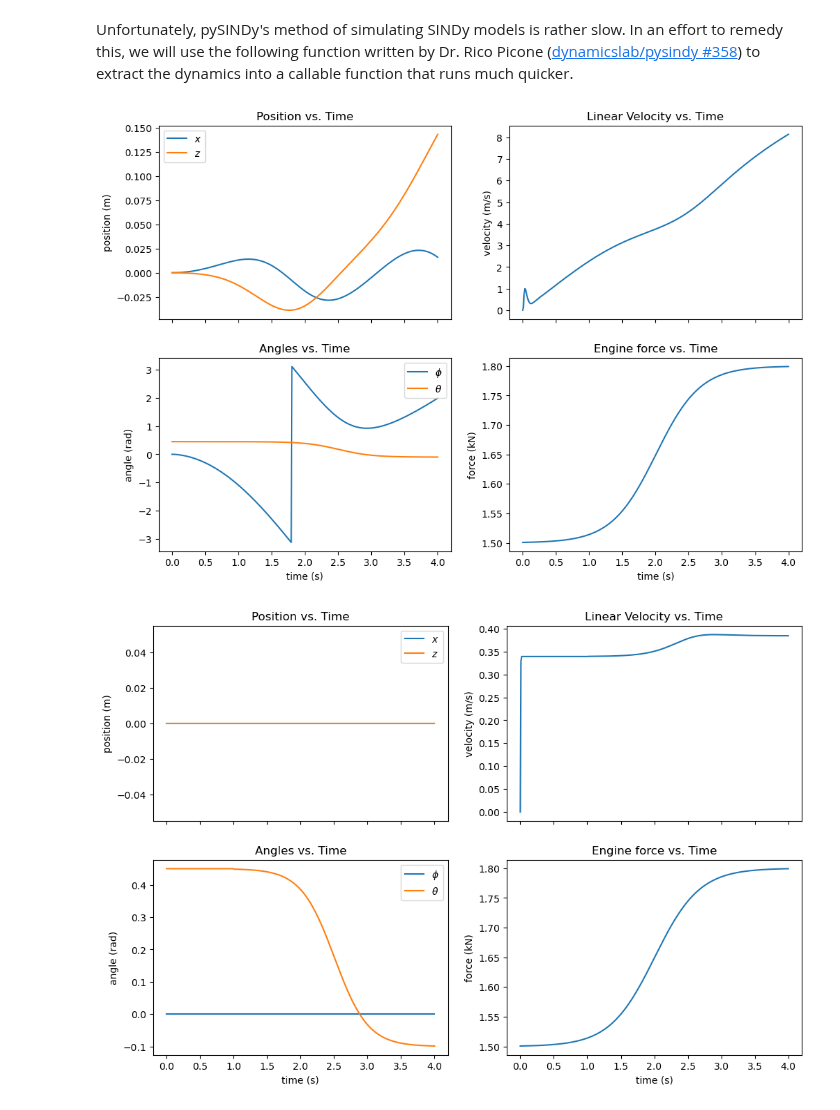
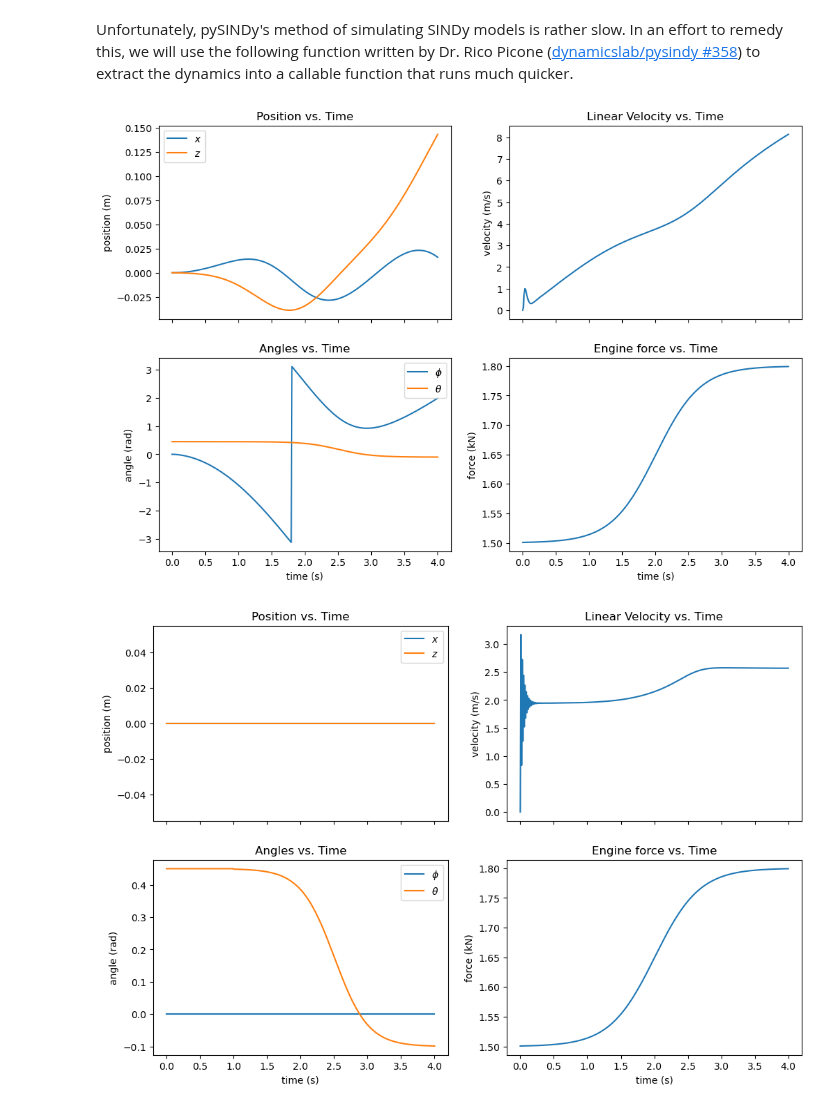
Before and after one commit to KylerLimata/hybrid-control-car, a Jupyter notebook: project.ipynb, the cells around one changed output. Drawn from its saved outputs; the diff is of its cells as text; code cells hidden in the pictures.

Commit message:
Force inputs now in kN
Has allowed force term to appear in sindy model

```diff
--- a/project.ipynb
+++ b/project.ipynb
@@ -59,7 +59,7 @@ upm = 100 # Units per meter
 
 def simulate(sim: CarSimulation, engine_force: float, steering_angle: float):
     # Convert force to kg*units/timestep^2
-    engine_force = engine_force*(hz/upm**2)
+    engine_force = engine_force*1000*(hz/upm**2)
 
     state, colliding, checkpoint, finish = sim.step(engine_force, steering_angle)
     state = np.array(state)
@@ -92,17 +92,17 @@ all_sample_inputs = []
 
 rotations = np.linspace(0, 2*np.pi, 4)
 Fe_samples = [
-    300 * np.ones(nsteps_samples),
-    900 * np.ones(nsteps_samples),
-    1800 * np.ones(nsteps_samples),
-    smooth_curve(0, 600, nsteps_samples),
-    smooth_curve(600, 0, nsteps_samples),
-    smooth_curve(-600, 600, nsteps_samples),
-    smooth_curve(600, -600, nsteps_samples),
-    smooth_curve(900, -300, nsteps_samples),
-    smooth_curve(-900, 300, nsteps_samples),
-    smooth_curve(0, 1800, nsteps_samples),
-    smooth_curve(1800, 0, nsteps_samples)
+    0.3 * np.ones(nsteps_samples),
+    0.9 * np.ones(nsteps_samples),
+    1.8 * np.ones(nsteps_samples),
+    smooth_curve(0, 0.6, nsteps_samples),
+    smooth_curve(0.6, 0, nsteps_samples),
+    smooth_curve(-0.6, 0.6, nsteps_samples),
+    smooth_curve(0.6, -0.6, nsteps_samples),
+    smooth_curve(0.9, -0.3, nsteps_samples),
+    smooth_curve(-0.9, 0.3, nsteps_samples),
+    smooth_curve(0, 1.8, nsteps_samples),
+    smooth_curve(1.8, 0, nsteps_samples)
 ]
 Theta_samples = [
     np.zeros(nsteps_samples),
@@ -142,7 +142,7 @@ def plot_data(t, state, input):
     v = state[:, 2]
     phi = np.arctan2(state[:, 4], state[:, 3])
     Fe = input[:, 0]
-    Fe = Fe/1000 # Convert to kN
+    # Fe = Fe/1000 # Convert to kN
     theta = input[:, 1]
 
     fig, axs = plt.subplots(2, 2, sharex=True, figsize = (12, 8))
@@ -322,37 +322,37 @@ import control as ctrl
 nsteps_test = hz*4
 t_test = np.linspace(0, nsteps_test, nsteps_test)
 test_inputs = np.array([
-    smooth_curve(1500, 1800, nsteps_test),
+    smooth_curve(1.5, 1.8, nsteps_test),
     np.concatenate((
         0.45*np.ones(int(nsteps_test/4)),
         smooth_curve(0.45, -0.1, 3*int(nsteps_test/4))
     ))
 ]).T
 test_states = generate_training_data(sim, 0.0, nsteps_test, nstates, test_inputs)
 
 # Now to generate a comparison trajectory
 x0 = np.array([0.0, 0.0, 0.0, 1.0, 0.0])
 dynamics = extract_sindy_dynamics(model)
 # dynamics_sys = ctrl.NonlinearIOSystem(
 #     dynamics, None, inputs=["Fe", "theta"], states=["x", "z", "v", "n_x", "n_z"],
 #     name="dynamics_sys"
 # )
 # predicted_states = ctrl.input_output_response(
 #     dynamics_sys, T=t_test/hz, U=test_inputs.T, X0=x0
 # ).states
 
 predicted_states = np.zeros((nsteps_test, nstates))
 
 for t in range(nsteps_test):
     u = test_inputs[t, :]
     predicted_states[t, :] = x0
     x = dynamics(t, x0, u)
     x0 = np.array(x)
 
 t_test_seconds = t_test/hz
 
 plot_data(t_test_seconds, test_states, test_inputs)
 plot_data(t_test_seconds, predicted_states, test_inputs)
 # %% [output]
 [figure]
-[figure, old version]
+[figure, new version]
```
Also changed, not shown: parts of 1 cell of this notebook.
